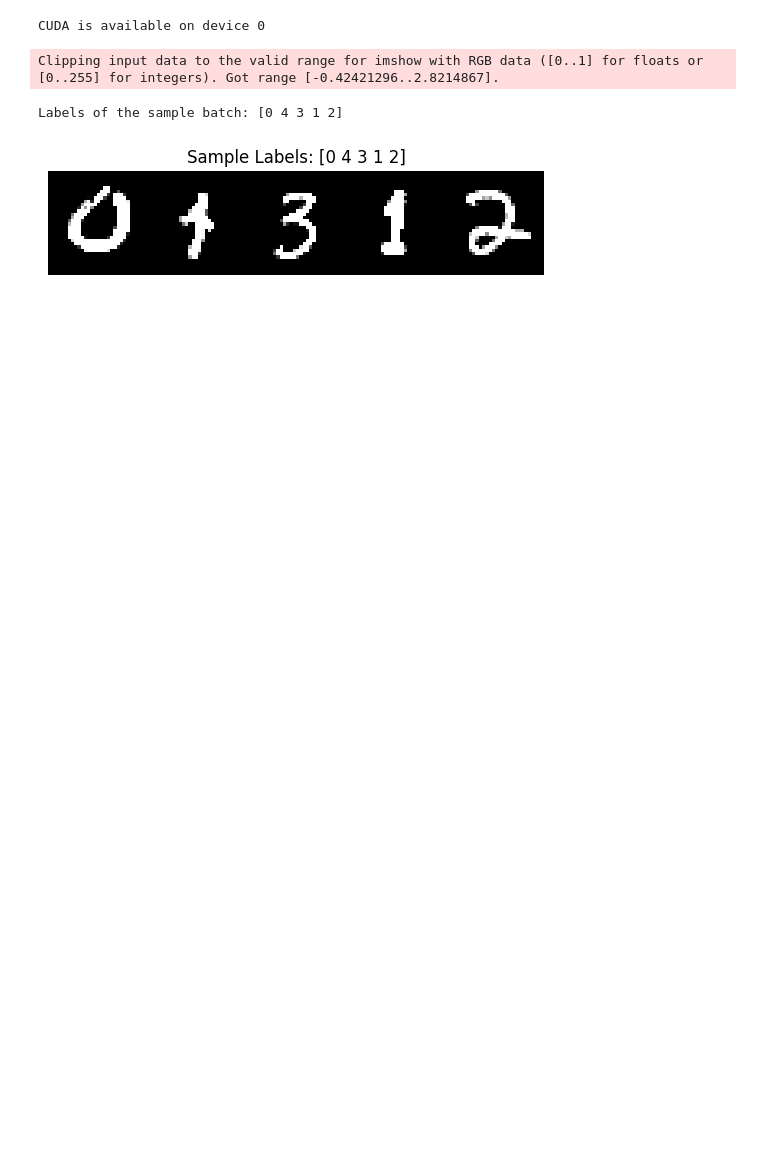
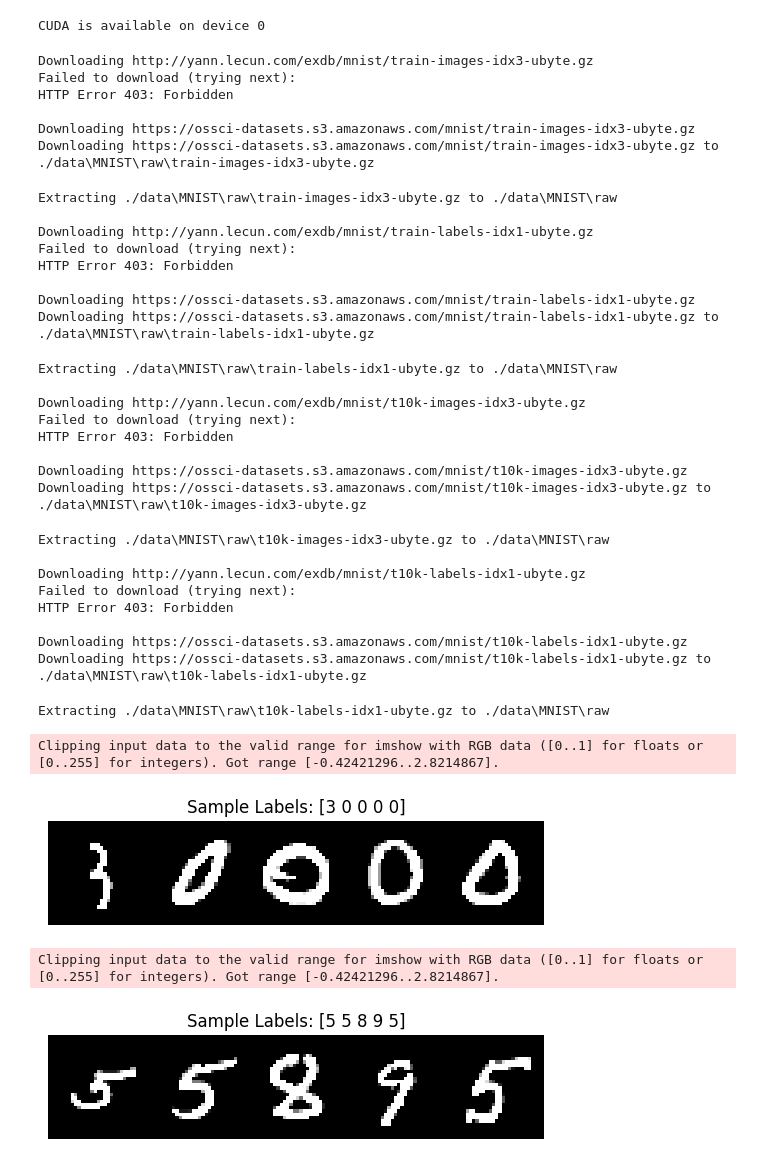
Before and after one commit to NightFore/MiniDiffusion, a Jupyter notebook: test_LoRA/MNIST_LoRA.ipynb, the cells around one changed output. Saved outputs shown, nothing was run; the diff lists cells and outputs as text; code cells hidden in the pictures; blank space fills up the shorter version.

Commit message:
Prepared DataModule for base model and LoRA

```diff
--- a/test_LoRA/MNIST_LoRA.ipynb
+++ b/test_LoRA/MNIST_LoRA.ipynb
@@ -42,7 +42,7 @@ torch.set_float32_matmul_precision('medium')  # or 'high'
 data_dir = './data'
 batch_size = 64
 val_split = 0.2
-digits_train = list(range(5))  # 0-4
+digits_base = list(range(5))  # 0-4
 digits_lora = list(range(5, 10))  # 5-9
 
 # Training configurations
@@ -246,34 +244,65 @@ tb_logger = TensorBoardLogger('logs/', name='mnist')
 model = MNISTModel(lr=1e-3, n_class=10)
 
 # Initialize the DataModule
-datamodule = MNISTDataModule(data_dir=data_dir, batch_size=batch_size, val_split=val_split, digits=digits_train)
+dm_base = MNISTDataModule(data_dir=data_dir, batch_size=batch_size, val_split=val_split, digits=digits_base)
+dm_lora = MNISTDataModule(data_dir=data_dir, batch_size=batch_size, val_split=val_split, digits=digits_lora)
 # %%
 def check_sample(datamodule, batch_size=5):
     # Set to evaluation mode to avoid affecting training
     datamodule.setup('fit')
 
     # Create a DataLoader for the training set
     train_loader = DataLoader(datamodule.train_data, batch_size=batch_size, shuffle=True)
 
     # Get a batch
     images, labels = next(iter(train_loader))
 
-    # Print the batch of labels to check digit selection
-    print(f"Labels of the sample batch: {labels.numpy()}")
-
     # Plot the images to visually check them
     grid = torchvision.utils.make_grid(images)
     plt.imshow(grid.permute(1, 2, 0).cpu().numpy())  # Convert from CxHxW to HxWxC
     plt.title(f"Sample Labels: {labels.numpy()}")
     plt.axis('off')
     plt.show()
 
 # Check a sample before starting the training
-check_sample(datamodule)
+check_sample(dm_base)
+check_sample(dm_lora)
 # %% [output]
-Clipping input data to the valid range for imshow with RGB data ([0..1] for floats or [0..255] for integers). Got range [-0.42421296..2.8214867].
+Downloading http://yann.lecun.com/exdb/mnist/train-images-idx3-ubyte.gz
+Failed to download (trying next):
+HTTP Error 403: Forbidden
+
+Downloading https://ossci-datasets.s3.amazonaws.com/mnist/train-images-idx3-ubyte.gz
+Downloading https://ossci-datasets.s3.amazonaws.com/mnist/train-images-idx3-ubyte.gz to ./data\MNIST\raw\train-images-idx3-ubyte.gz
-Labels of the sample batch: [0 4 3 1 2]
+Extracting ./data\MNIST\raw\train-images-idx3-ubyte.gz to ./data\MNIST\raw
+
+Downloading http://yann.lecun.com/exdb/mnist/train-labels-idx1-ubyte.gz
+Failed to download (trying next):
+HTTP Error 403: Forbidden
+
+Downloading https://ossci-datasets.s3.amazonaws.com/mnist/train-labels-idx1-ubyte.gz
+Downloading https://ossci-datasets.s3.amazonaws.com/mnist/train-labels-idx1-ubyte.gz to ./data\MNIST\raw\train-labels-idx1-ubyte.gz
+Extracting ./data\MNIST\raw\train-labels-idx1-ubyte.gz to ./data\MNIST\raw
+
+Downloading http://yann.lecun.com/exdb/mnist/t10k-images-idx3-ubyte.gz
+Failed to download (trying next):
+HTTP Error 403: Forbidden
+
+Downloading https://ossci-datasets.s3.amazonaws.com/mnist/t10k-images-idx3-ubyte.gz
+Downloading https://ossci-datasets.s3.amazonaws.com/mnist/t10k-images-idx3-ubyte.gz to ./data\MNIST\raw\t10k-images-idx3-ubyte.gz
+Extracting ./data\MNIST\raw\t10k-images-idx3-ubyte.gz to ./data\MNIST\raw
+
+Downloading http://yann.lecun.com/exdb/mnist/t10k-labels-idx1-ubyte.gz
+Failed to download (trying next):
+HTTP Error 403: Forbidden
+
+Downloading https://ossci-datasets.s3.amazonaws.com/mnist/t10k-labels-idx1-ubyte.gz
+Downloading https://ossci-datasets.s3.amazonaws.com/mnist/t10k-labels-idx1-ubyte.gz to ./data\MNIST\raw\t10k-labels-idx1-ubyte.gz
+Extracting ./data\MNIST\raw\t10k-labels-idx1-ubyte.gz to ./data\MNIST\raw
+Clipping input data to the valid range for imshow with RGB data ([0..1] for floats or [0..255] for integers). Got range [-0.42421296..2.8214867].
-[figure, old version]
+[figure, new version]
+Clipping input data to the valid range for imshow with RGB data ([0..1] for floats or [0..255] for integers). Got range [-0.42421296..2.8214867].
+[figure, added]
 # %%
 # Trainer setup
 trainer = Trainer(
```
Also changed, not shown: parts of 5 cells of this notebook.
